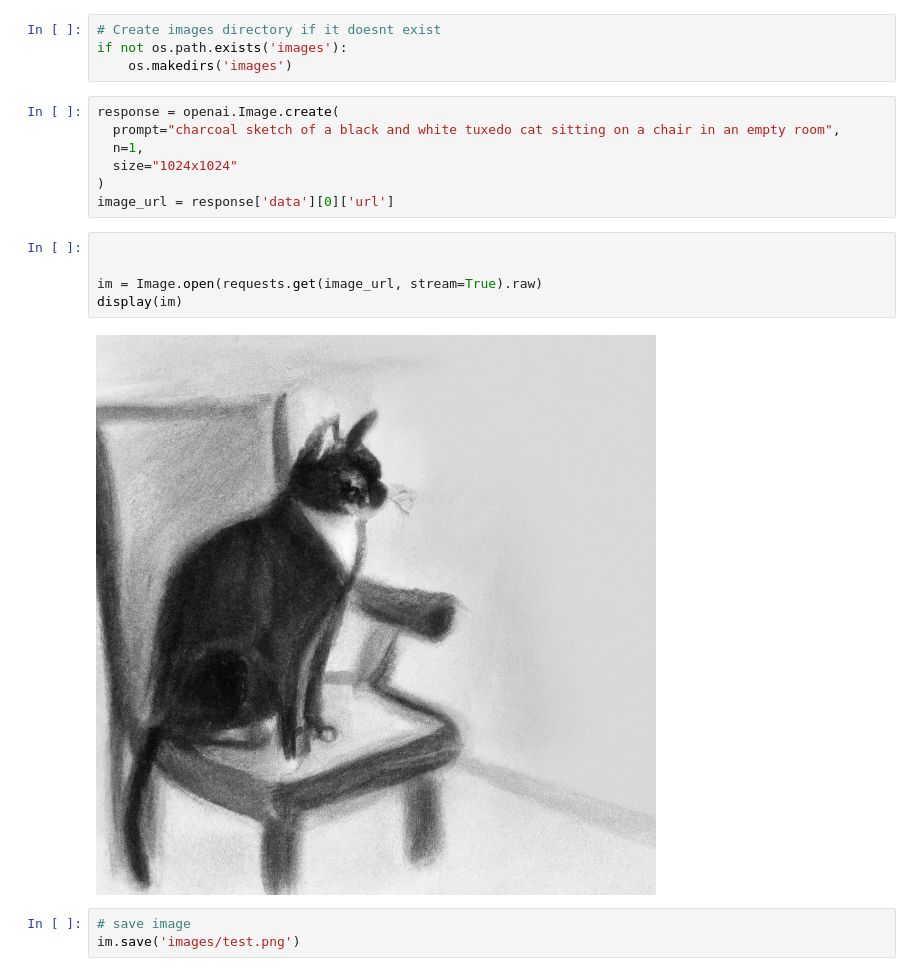
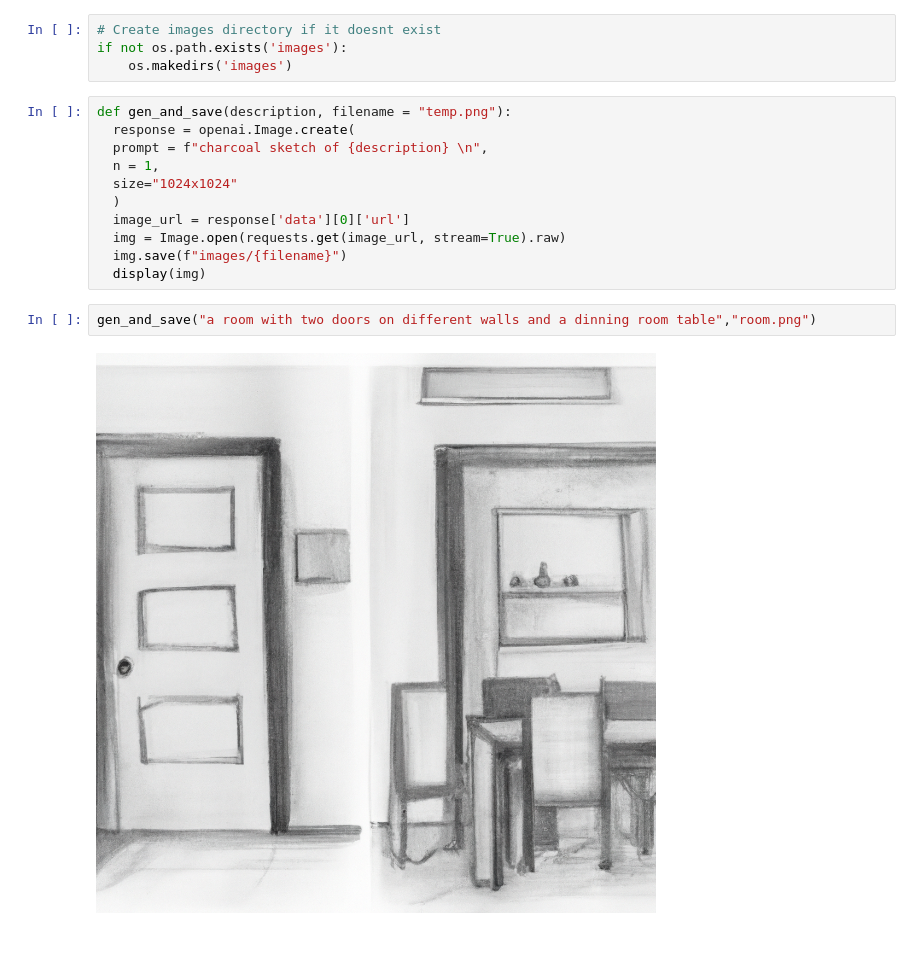
Before and after one commit to DrEntropy/Dalle_fun, a Jupyter notebook: test.ipynb, the cells around one changed output. Cells and saved outputs as stored; diff of their text form; blank space fills up the shorter version.

```diff
--- a/test.ipynb
+++ b/test.ipynb
@@ -9,20 +9,18 @@ openai.api_key = api_key
 # Create images directory if it doesnt exist
 if not os.path.exists('images'):
     os.makedirs('images')
-# %%
-response = openai.Image.create(
-  prompt="charcoal sketch of a black and white tuxedo cat sitting on a chair in an empty room",
-  n=1,
-  size="1024x1024"
-)
-image_url = response['data'][0]['url']
-# %%
-
-
-im = Image.open(requests.get(image_url, stream=True).raw)
-display(im)
-# %% [output]
-[figure, removed]
-# %%
-# save image
-im.save('images/test.png')
+# %%
+def gen_and_save(description, filename = "temp.png"):
+  response = openai.Image.create(
+  prompt = f"charcoal sketch of {description} \n",
+  n = 1,
+  size="1024x1024"
+  )
+  image_url = response['data'][0]['url']
+  img = Image.open(requests.get(image_url, stream=True).raw)
+  img.save(f"images/{filename}")
+  display(img)
+# %%
+gen_and_save("a room with two doors on different walls and a dinning room table","room.png")
+# %% [output]
+[figure, added]
```
